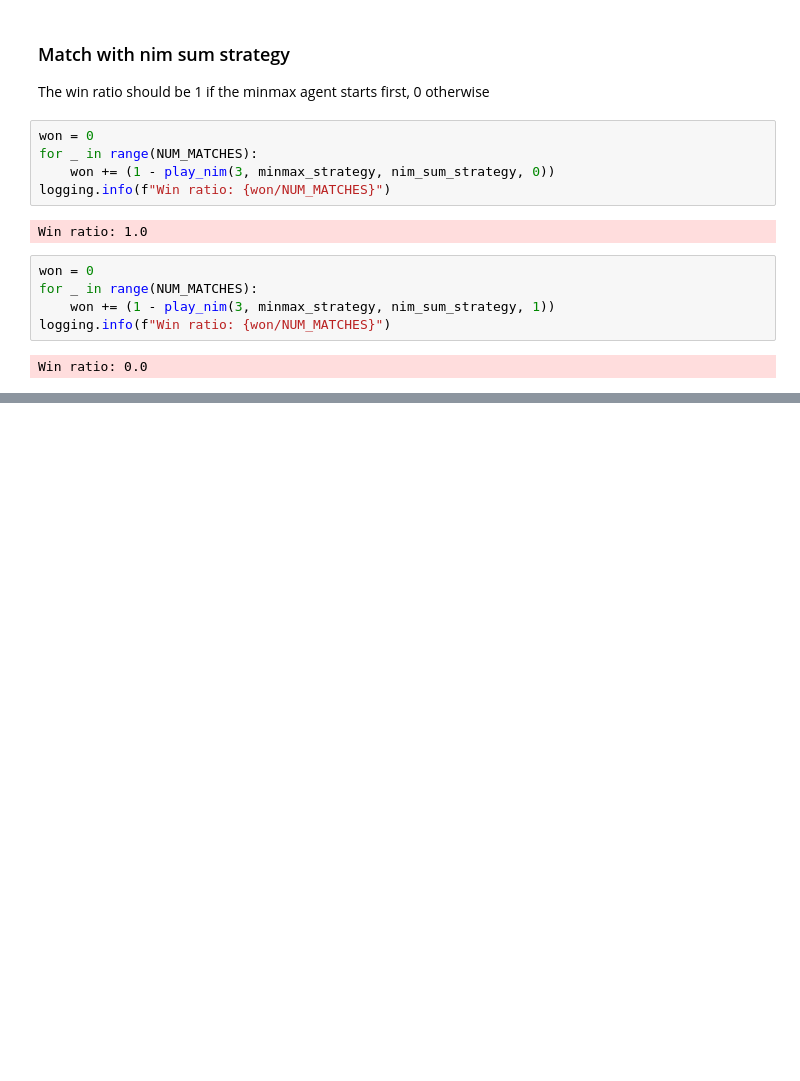
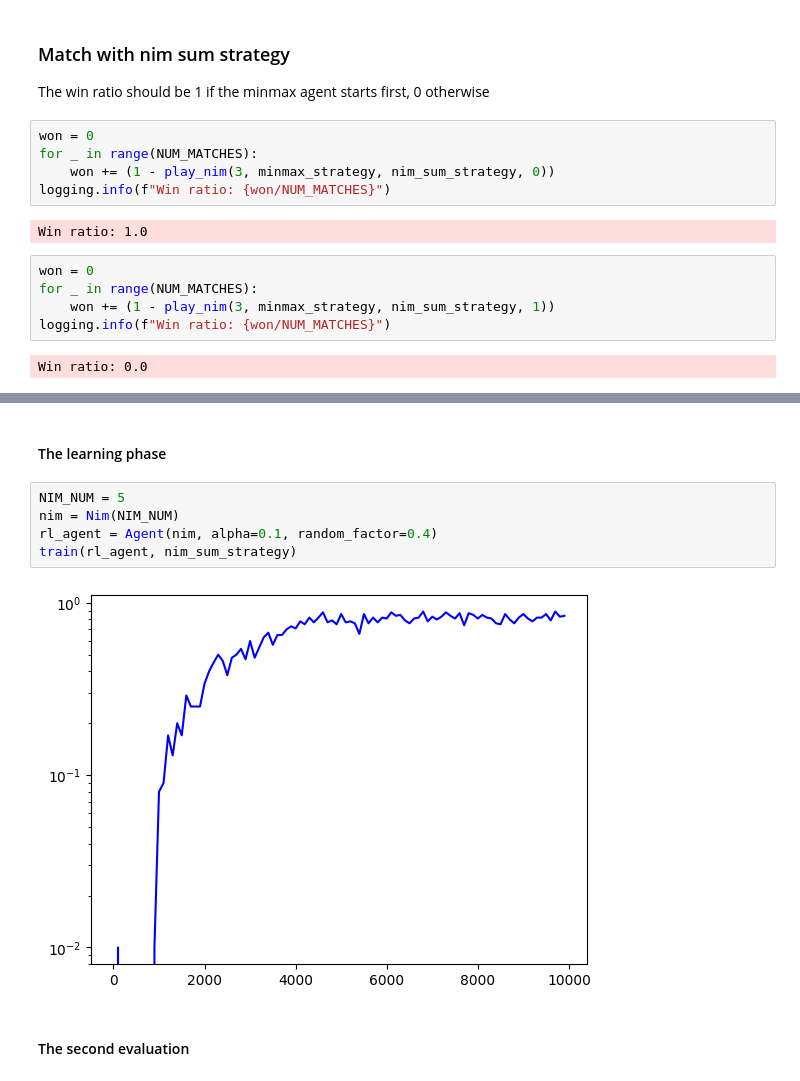
Before and after one commit to francescofiorella/computational_intelligence_2022_2023, a Jupyter notebook: lab3/lab3.ipynb, the cells around one changed output, grey strips where cells are left out. Saved outputs shown, nothing was run; the diff lists cells and outputs as text; blank space fills up the shorter version.

```diff
--- a/lab3/lab3.ipynb
+++ b/lab3/lab3.ipynb
@@ -438,0 +616,11 @@ Win ratio: 0.0
+# %% [markdown]
+#### The learning phase
+# %%
+NIM_NUM = 5
+nim = Nim(NIM_NUM)
+rl_agent = Agent(nim, alpha=0.1, random_factor=0.4)
+train(rl_agent, nim_sum_strategy)
+# %% [output]
+[figure, added]
+# %% [markdown]
+#### The second evaluation
```
Also changed, not shown: parts of 29 cells of this notebook, 1 other file.
